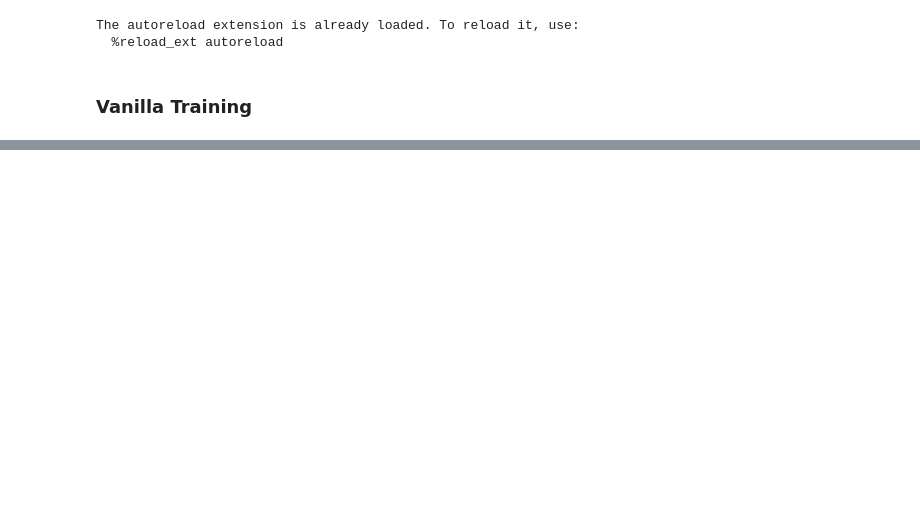
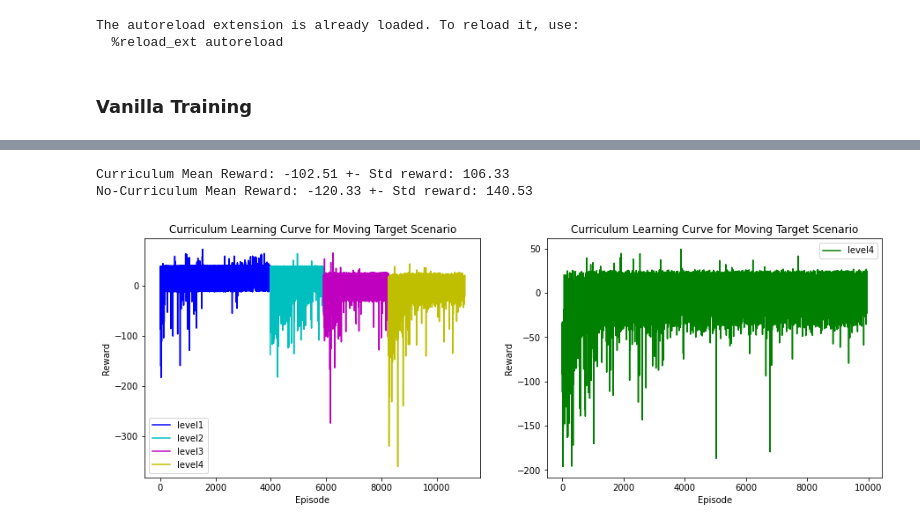
Before and after one commit to AkgunOnur/MARL_DogFight, a Jupyter notebook: Plotter.ipynb, the cells around one changed output, grey strips where cells are left out. Saved outputs shown, nothing was run; the diff lists cells and outputs as text; code cells hidden in the pictures; blank space fills up the shorter version.

```diff
--- a/Plotter.ipynb
+++ b/Plotter.ipynb
@@ -25,0 +28,23 @@ show_both_approaches(level_list=level_list, curriculum_folder = cur_folder, N_in
+# %%
+with open('cur_results_MovingTarget.pickle', 'rb') as handle:
+    cur_total_reward_list = pickle.load(handle)
+
+with open('nocur_results_MovingTarget.pickle', 'rb') as handle:
+    nocur_total_reward_list = pickle.load(handle)
+
+print (f'Curriculum Mean Reward: {np.mean(cur_total_reward_list):.5} +- Std reward: {np.std(cur_total_reward_list):.5}')
+print (f'No-Curriculum Mean Reward: {np.mean(nocur_total_reward_list):.5} +- Std reward: {np.std(nocur_total_reward_list):.5}')
+# %% [output]
+Curriculum Mean Reward: -102.51 +- Std reward: 106.33
+No-Curriculum Mean Reward: -120.33 +- Std reward: 140.53
+# %%
+nocur_folder = "output/moving_target_12Nisan_SAC_nocur_1M"
+cur_folder = "output/moving_target_12Nisan_SAC_cur_1M"
+level_list = ["level1", "level2", "level3", "level4"]
+scenario = "Moving Target"
+map_folder = "saved_figs/" + scenario
+if not os.path.exists(map_folder):
+    os.makedirs(map_folder)
+show_both_approaches(level_list=level_list, curriculum_folder = cur_folder, nocurriculum_folder=nocur_folder, scenario=scenario, N_interval=1)
+# %% [output]
+[figure, added]
```
Also changed, not shown: parts of 17 cells of this notebook, 19 other files.
